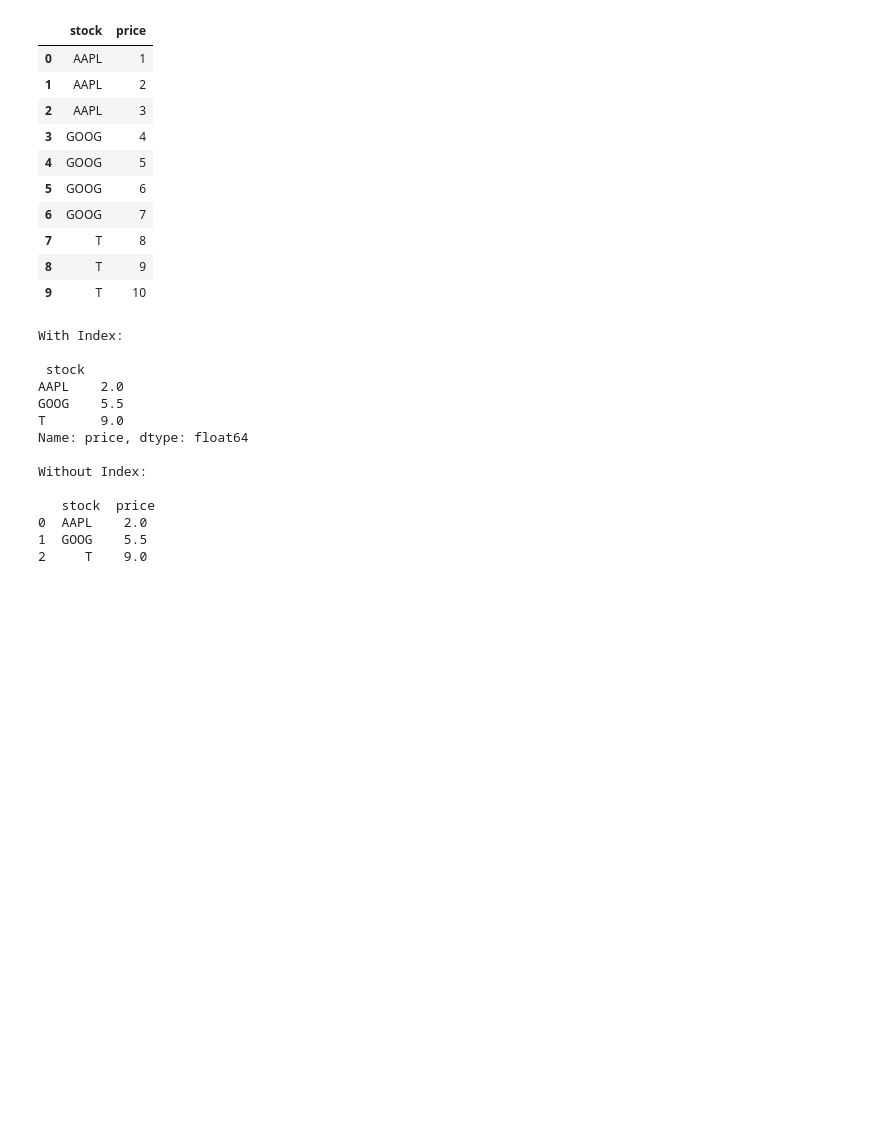
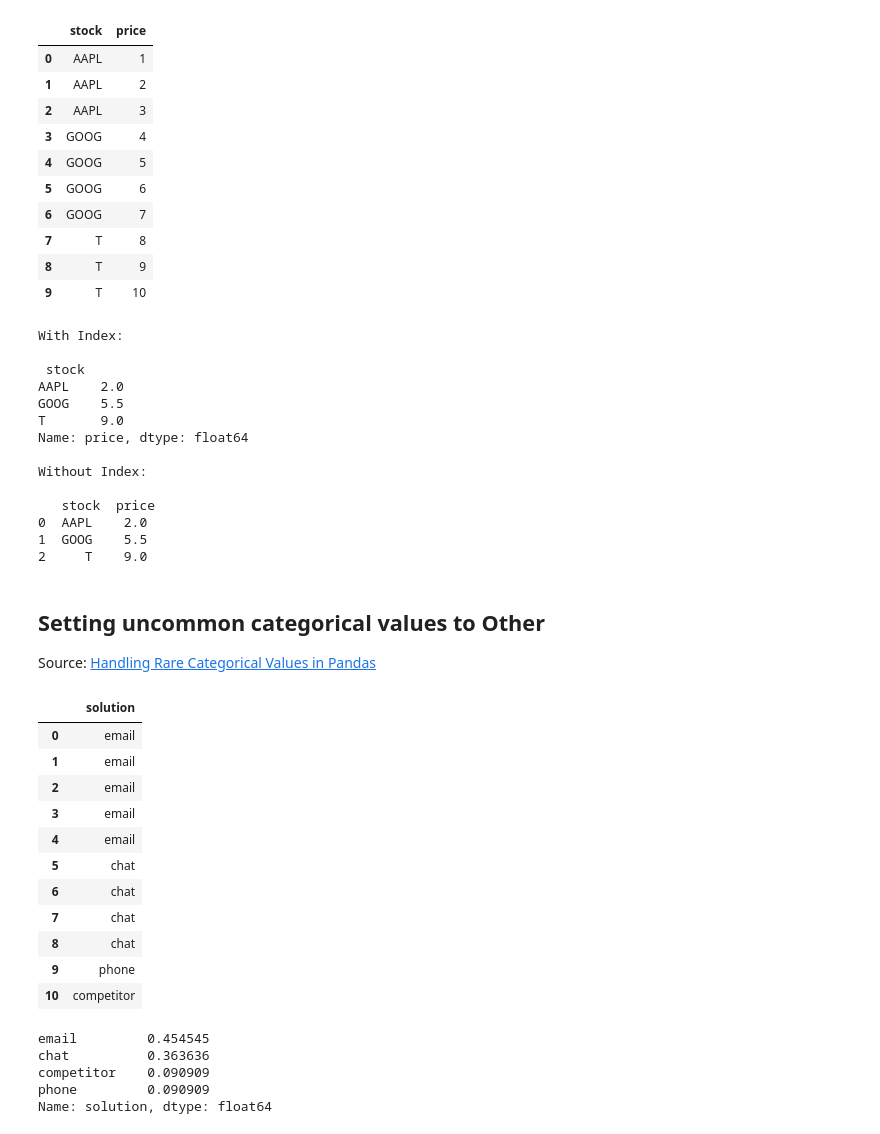
Before and after one commit to mattm/python-cheat-sheet, a Jupyter notebook: Data Frames.ipynb, the cells around one changed output. Drawn from its saved outputs; the diff is of its cells as text; code cells hidden in the pictures; blank space fills up the shorter version.

```diff
--- a/Data Frames.ipynb
+++ b/Data Frames.ipynb
@@ -397,3 +423,33 @@ Without Index:
 0  AAPL    2.0
 1  GOOG    5.5
 2     T    9.0
+# %% [markdown]
+## Setting uncommon categorical values to Other
+
+Source: [Handling Rare Categorical Values in Pandas](https://medium.com/gett-engineering/handling-rare-categorical-values-in-pandas-d1e3f17475f0)
+# %%
+df = pd.DataFrame({"solution": ["email", "email", "email", "email", "email", "chat", "chat", "chat", "chat", "phone", "competitor"]})
+display(df)
+# %% [output]
+|  | solution |
+| 0 | email |
+| 1 | email |
+| 2 | email |
+| 3 | email |
+| 4 | email |
+| 5 | chat |
+| 6 | chat |
+| 7 | chat |
+| 8 | chat |
+| 9 | phone |
+| 10 | competitor |
+# %%
+# We can see the value counts by % of total
+value_percents = df["solution"].value_counts(normalize=True)
+value_percents
+# %% [output]
+email         0.454545
+chat          0.363636
+competitor    0.090909
+phone         0.090909
+Name: solution, dtype: float64
```
Also changed, not shown: parts of 7 cells of this notebook, 7 other files.
